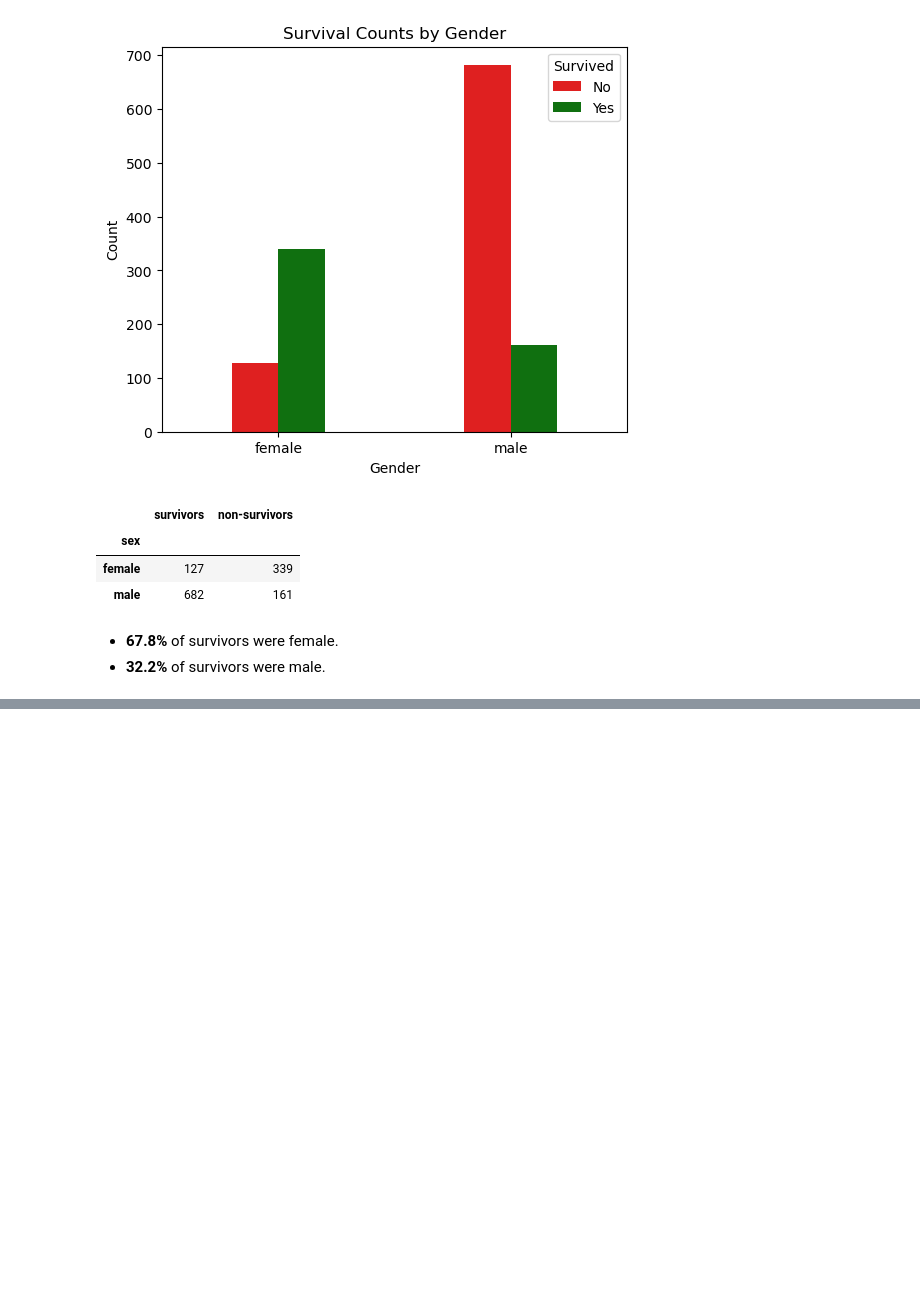
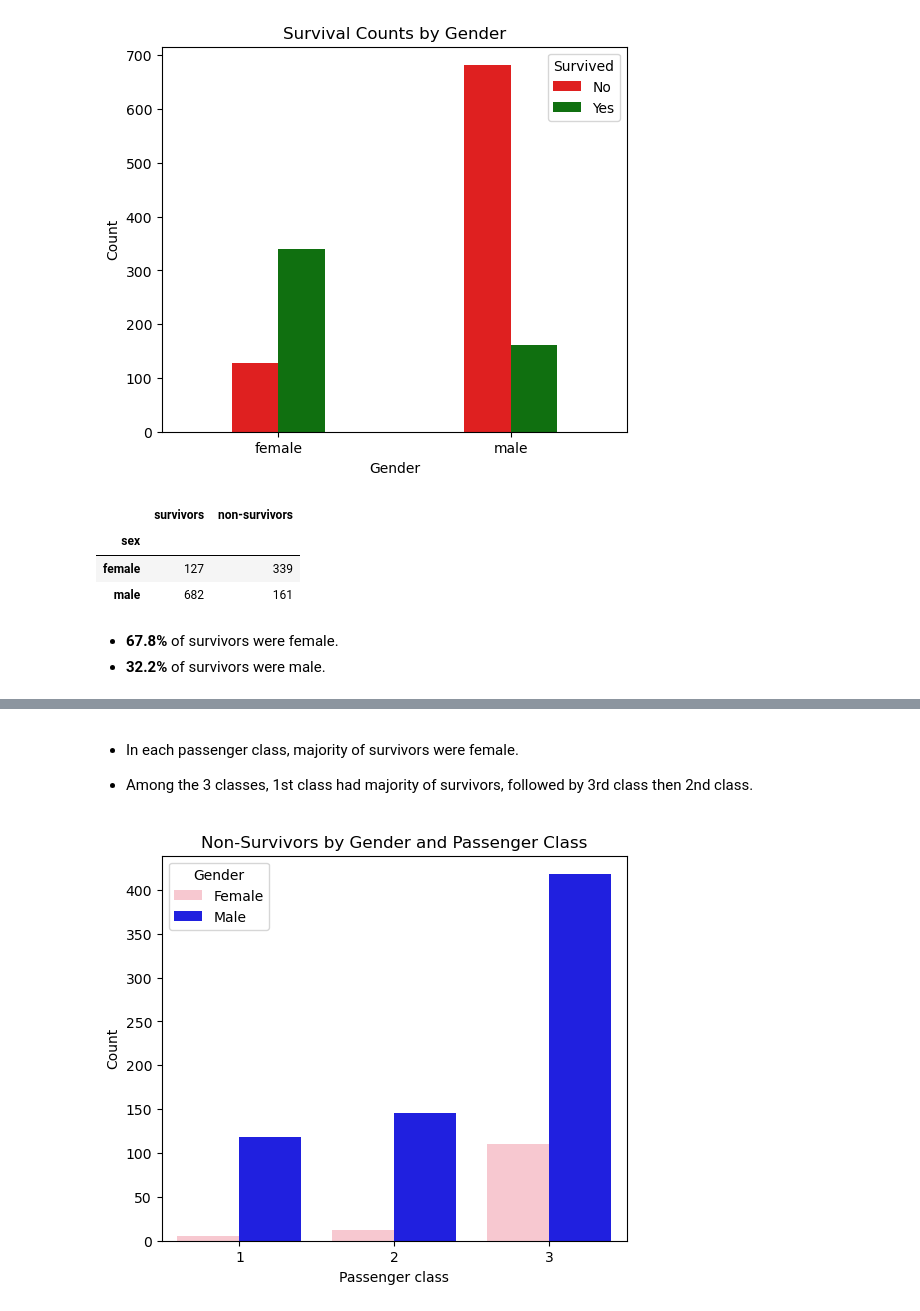
Before and after one commit to Lenida-Daniels/titanic-analysis-and-prediction, a Jupyter notebook: titanic_visualizations.ipynb, the cells around one changed output, grey strips where cells are left out. Saved outputs shown, nothing was run; the diff lists cells and outputs as text; code cells hidden in the pictures; blank space fills up the shorter version.

```diff
--- a/titanic_visualizations.ipynb
+++ b/titanic_visualizations.ipynb
@@ -170,0 +183,16 @@ gender_survival_table
+# %% [markdown]
+- In each passenger class, majority of survivors were female.
+
+- Among the 3 classes, 1st class had majority of survivors, followed by 3rd class then 2nd class.
+# %%
+plt.figure(figsize=(6, 5))
+sns.countplot(x='pclass', hue='sex', data=df[df['survived']==0], palette=['pink', 'blue'])
+
+plt.title('Non-Survivors by Gender and Passenger Class')
+plt.xlabel('Passenger class')
+plt.ylabel('Count')
+plt.legend(title='Gender', labels=['Female', 'Male'])
+
+plt.show()
+# %% [output]
+[figure, added]
```
Also changed, not shown: parts of 1 cell of this notebook.
